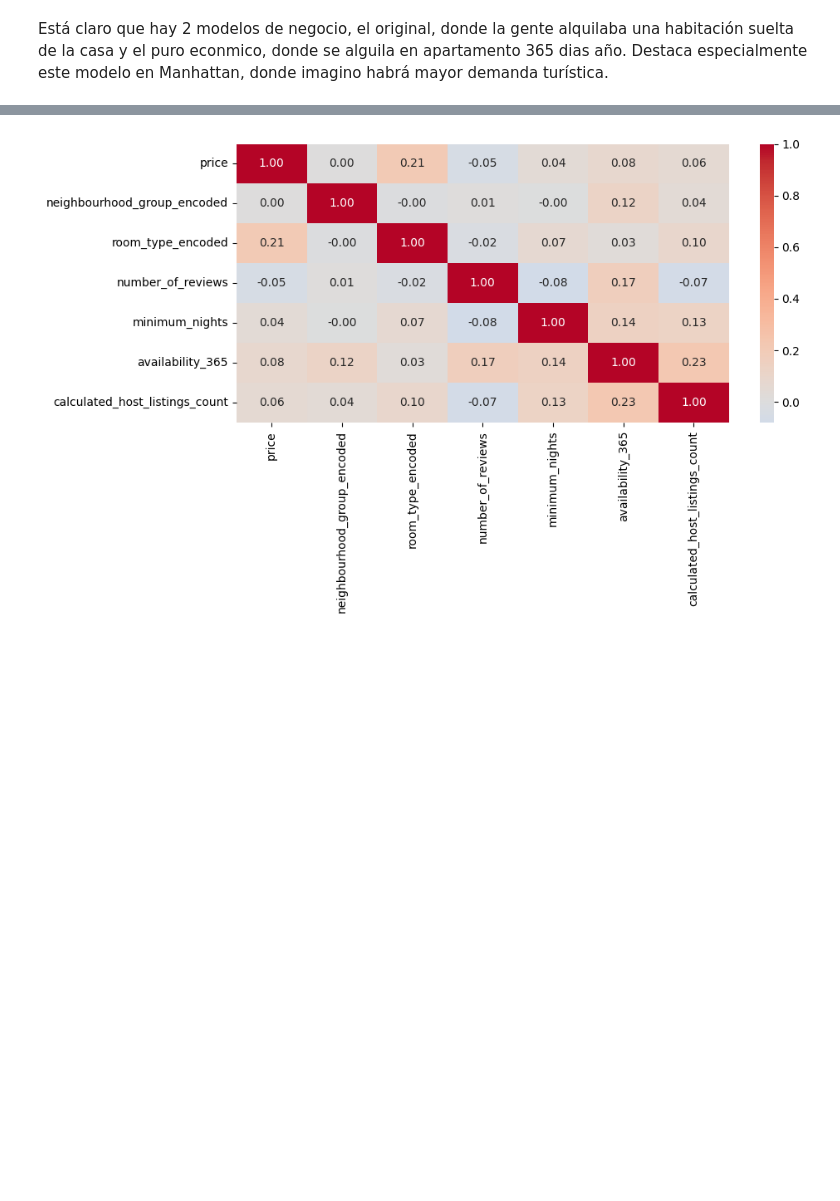
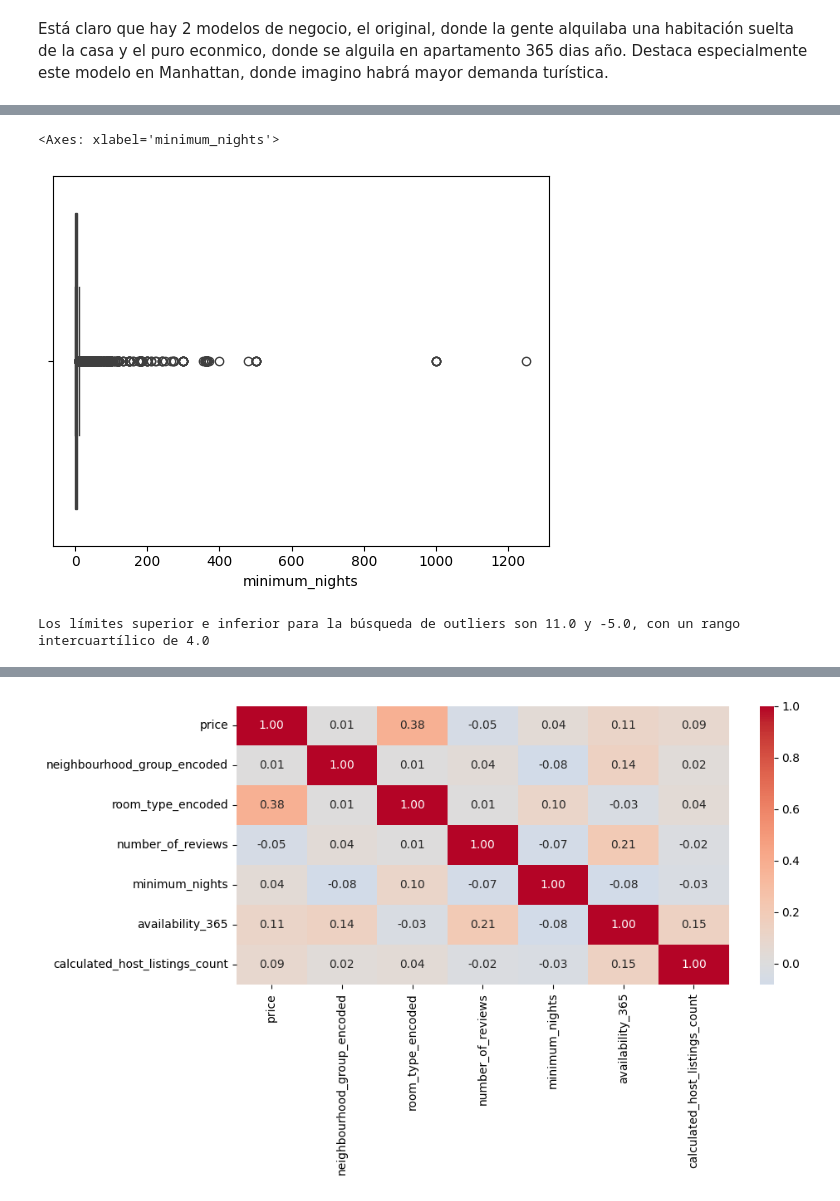
Before and after one commit to 4GeeksAcademy/Finarosalina_proyecto_EDA, a Jupyter notebook: src/explore.ipynb, the cells around one changed output, grey strips where cells are left out. Drawn from its saved outputs; the diff is of its cells as text; code cells hidden in the pictures; blank space fills up the shorter version.

```diff
--- a/src/explore.ipynb
+++ b/src/explore.ipynb
@@ -327,0 +440,2 @@ Está claro que hay 2 modelos de negocio, el original, donde la gente alquilaba
+# %%
+ds_filtered = ds[ds['price'] <= 1000]
@@ -327,0 +454,18 @@ Está claro que hay 2 modelos de negocio, el original, donde la gente alquilaba
+# %%
+sns.boxplot(data=ds_filtered, x='minimum_nights')
+# %% [output]
+<Axes: xlabel='minimum_nights'>
+[figure, added]
+# %%
+# Calcular el primer cuartil (Q1) y el tercer cuartil (Q3)
+Q1 = ds_filtered['minimum_nights'].quantile(0.25)
+Q3 = ds_filtered['minimum_nights'].quantile(0.75)
+IQR = Q3 - Q1
+
+# Definir los límites inferior y superior
+lower_limit = Q1 - 1.5 * IQR
+upper_limit = Q3 + 1.5 * IQR
+
+print(f"Los límites superior e inferior para la búsqueda de outliers son {round(upper_limit, 2)} y {round(lower_limit, 2)}, con un rango intercuartílico de {round(IQR, 2)}")
+# %% [output]
+Los límites superior e inferior para la búsqueda de outliers son 11.0 y -5.0, con un rango intercuartílico de 4.0
```
Also changed, not shown: parts of 25 cells of this notebook, 4 other files.
